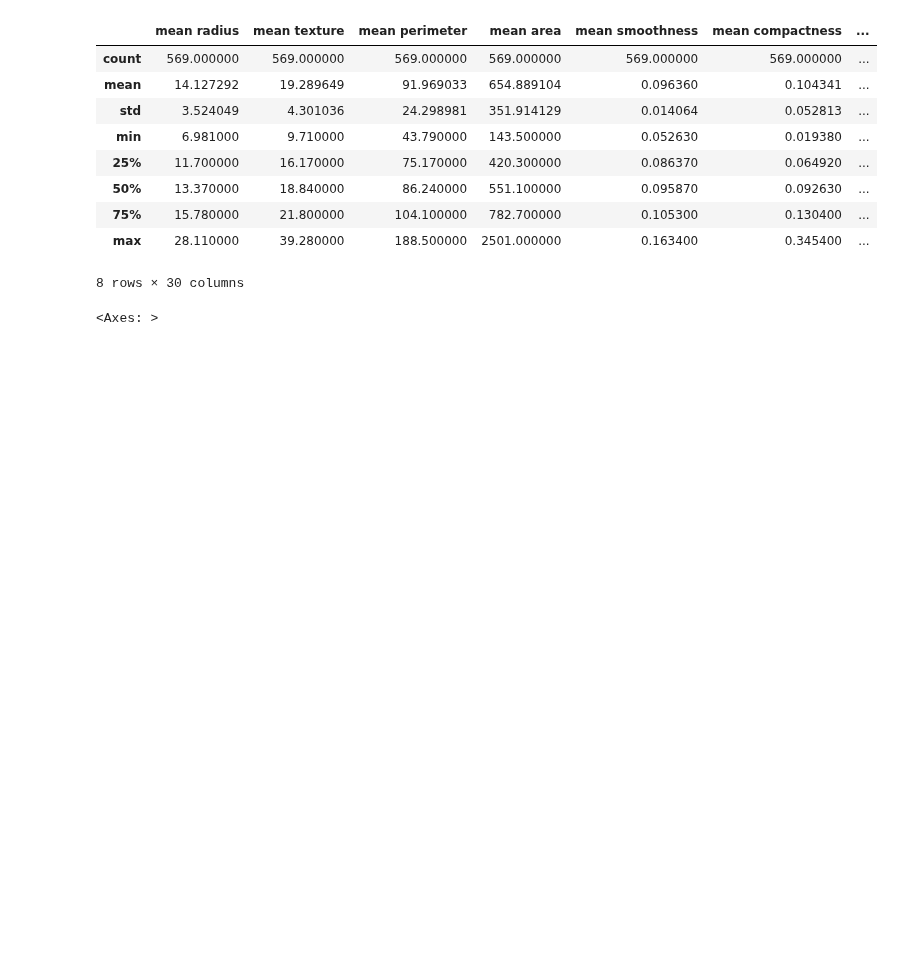
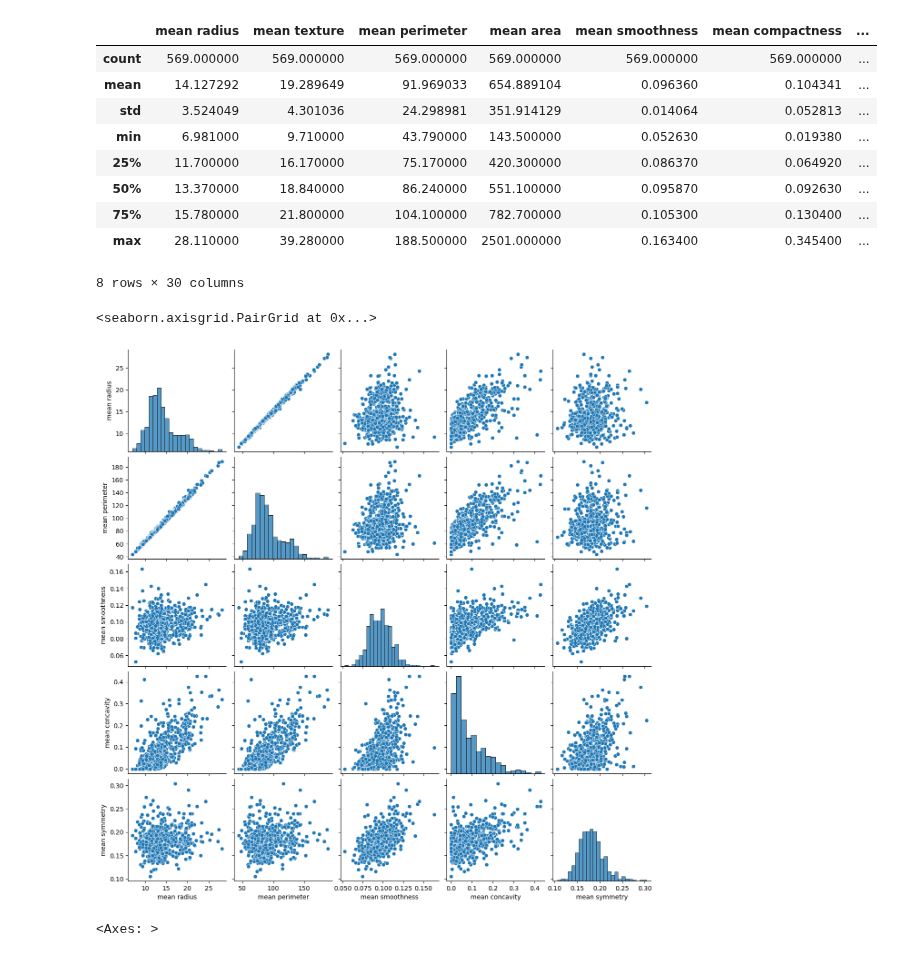
Before and after one commit to TrollRider-Kristian/Springboard-AI-Mini-Projects, a Jupyter notebook: Student_MLE_MiniProject_Logistic_Regression.ipynb, the cells around one changed output. Saved outputs shown, nothing was run; the diff lists cells and outputs as text; code cells hidden in the pictures; blank space fills up the shorter version.

Commit message:
make pairplot and split data

```diff
--- a/Student_MLE_MiniProject_Logistic_Regression.ipynb
+++ b/Student_MLE_MiniProject_Logistic_Regression.ipynb
@@ -113,3 +112,13 @@ breast_cancer_features.describe()
+# %%
+# Create a pairplot for the first few features
+# Decided to go with the first five variables, since they are all related to 'mean' values.  For 'error' and 'worst' type values, please see the heatmap below this pairplot.
+sns.pairplot (data = breast_cancer_features, kind = 'scatter',\
+  x_vars = ['mean radius', 'mean perimeter', 'mean smoothness', 'mean concavity', 'mean symmetry'],\
+  y_vars = ['mean radius', 'mean perimeter', 'mean smoothness', 'mean concavity', 'mean symmetry']\
+)
+# %% [output]
+<seaborn.axisgrid.PairGrid at 0x...>
+[figure, added]
 # %%
 # Create a correlation coefficient heatmap
 sns.heatmap (data = breast_cancer_features.corr())
```
Also changed, not shown: parts of 5 cells of this notebook.
